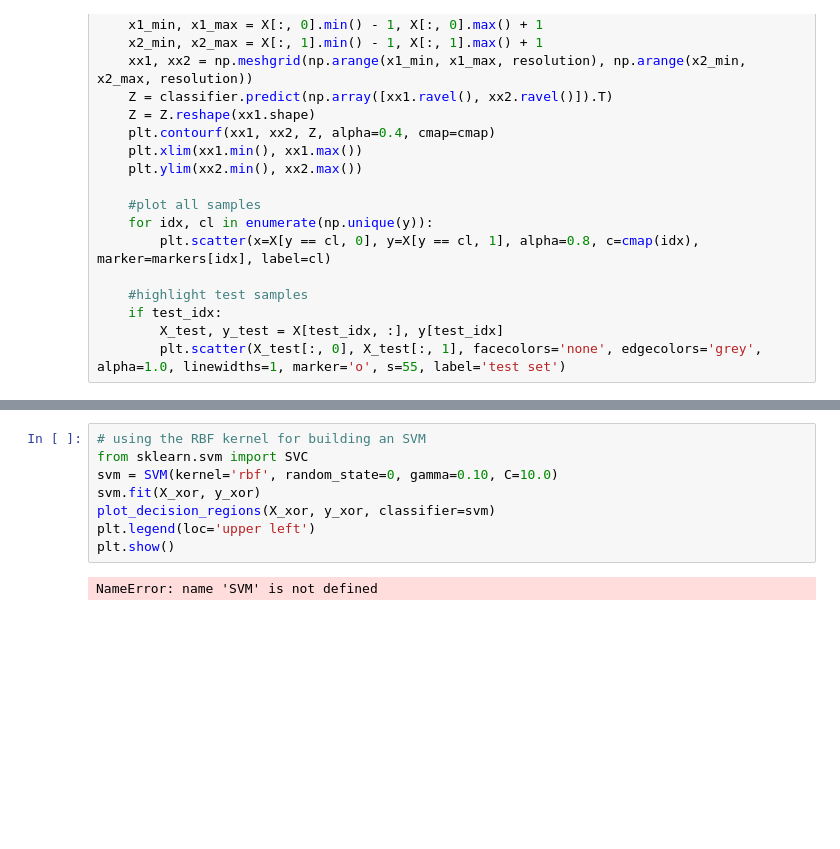
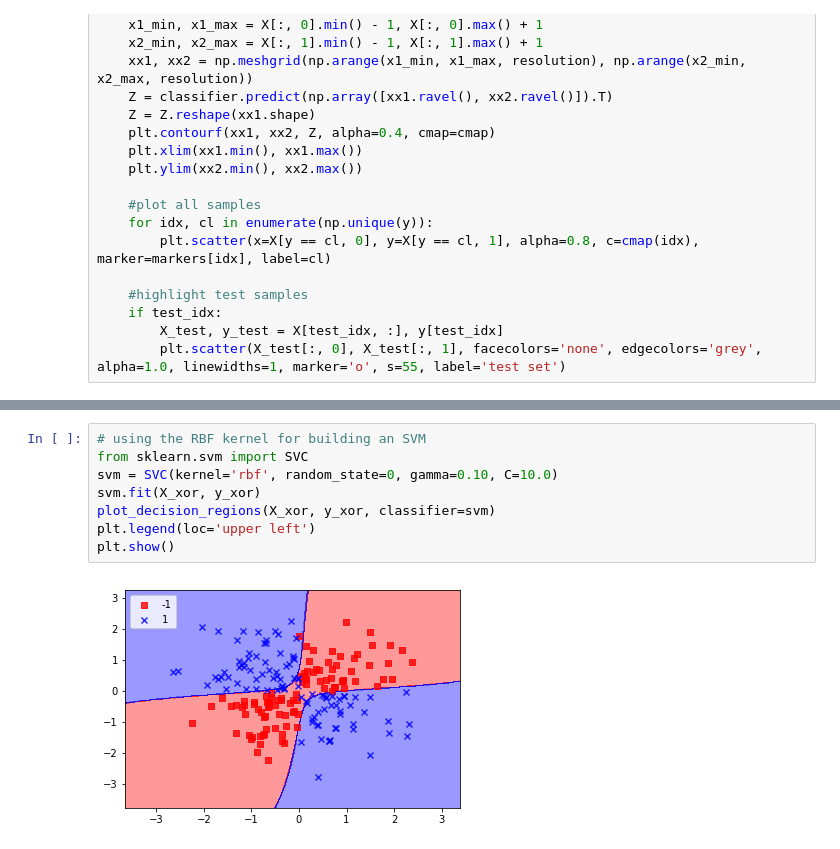
Before and after one commit to eugene-zuban/python-machine-learning-code, a Jupyter notebook: ch03/05-kernel-svm.ipynb, the cells around one changed output, grey strips where cells are left out. Drawn from its saved outputs; the diff is of its cells as text; blank space fills up the shorter version.

```diff
--- a/ch03/05-kernel-svm.ipynb
+++ b/ch03/05-kernel-svm.ipynb
@@ -46,10 +68,10 @@ def plot_decision_regions(X, y, classifier, test_idx=None, resolution=0.02):
 # %%
 # using the RBF kernel for building an SVM
 from sklearn.svm import SVC
-svm = SVM(kernel='rbf', random_state=0, gamma=0.10, C=10.0)
+svm = SVC(kernel='rbf', random_state=0, gamma=0.10, C=10.0)
 svm.fit(X_xor, y_xor)
 plot_decision_regions(X_xor, y_xor, classifier=svm)
 plt.legend(loc='upper left')
 plt.show()
 # %% [output]
-NameError: name 'SVM' is not defined
+[figure, added]
```
Also changed, not shown: parts of 3 cells of this notebook, 1 other file.
